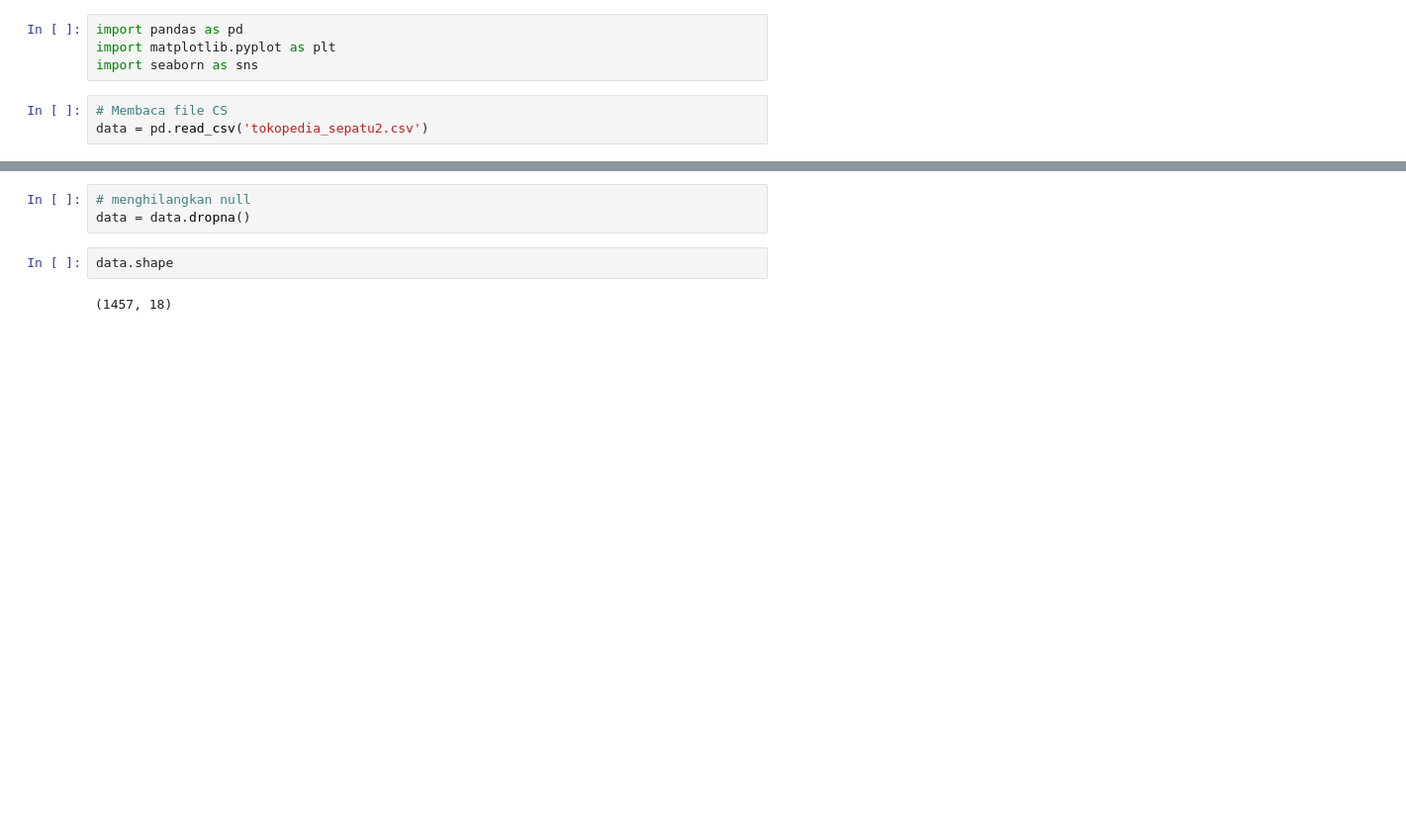
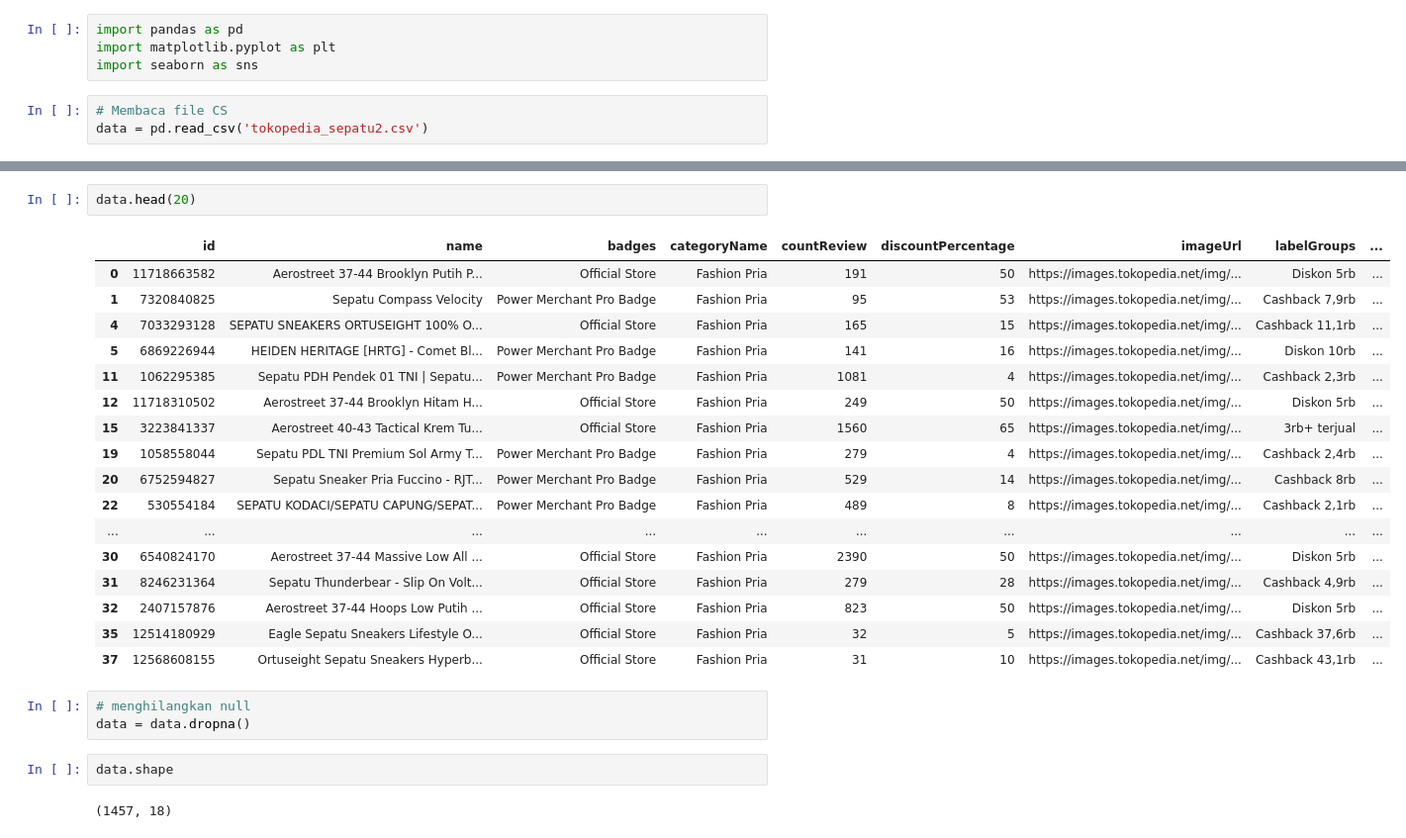
Before and after one commit to m-nahrowi/ETL-Tokopedia-Sepatu, a Jupyter notebook: show.ipynb, the cells around one changed output, grey strips where cells are left out. Shown: that part at 99% size. Saved outputs shown, nothing was run; the diff lists cells and outputs as text; blank space fills up the shorter version.

```diff
--- a/show.ipynb
+++ b/show.ipynb
@@ -24,3 +12,23 @@ data
+# %%
+data.head(20)
+# %% [output]
+|  | id | name | badges | categoryName | countReview | discountPercentage | imageUrl | labelGroups | ... |
+| 0 | 11718663582 | Aerostreet 37-44 Brooklyn Putih P... | Official Store | Fashion Pria | 191 | 50 | https://images.tokopedia.net/img/... | Diskon 5rb | ... |
+| 1 | 7320840825 | Sepatu Compass Velocity | Power Merchant Pro Badge | Fashion Pria | 95 | 53 | https://images.tokopedia.net/img/... | Cashback 7,9rb | ... |
+| 4 | 7033293128 | SEPATU SNEAKERS ORTUSEIGHT 100% O... | Official Store | Fashion Pria | 165 | 15 | https://images.tokopedia.net/img/... | Cashback 11,1rb | ... |
+| 5 | 6869226944 | HEIDEN HERITAGE [HRTG] - Comet Bl... | Power Merchant Pro Badge | Fashion Pria | 141 | 16 | https://images.tokopedia.net/img/... | Diskon 10rb | ... |
+| 11 | 1062295385 | Sepatu PDH Pendek 01 TNI | Sepatu... | Power Merchant Pro Badge | Fashion Pria | 1081 | 4 | https://images.tokopedia.net/img/... | Cashback 2,3rb | ... |
+| 12 | 11718310502 | Aerostreet 37-44 Brooklyn Hitam H... | Official Store | Fashion Pria | 249 | 50 | https://images.tokopedia.net/img/... | Diskon 5rb | ... |
+| 15 | 3223841337 | Aerostreet 40-43 Tactical Krem Tu... | Official Store | Fashion Pria | 1560 | 65 | https://images.tokopedia.net/img/... | 3rb+ terjual | ... |
+| 19 | 1058558044 | Sepatu PDL TNI Premium Sol Army T... | Power Merchant Pro Badge | Fashion Pria | 279 | 4 | https://images.tokopedia.net/img/... | Cashback 2,4rb | ... |
+| 20 | 6752594827 | Sepatu Sneaker Pria Fuccino - RJT... | Power Merchant Pro Badge | Fashion Pria | 529 | 14 | https://images.tokopedia.net/img/... | Cashback 8rb | ... |
+| 22 | 530554184 | SEPATU KODACI/SEPATU CAPUNG/SEPAT... | Power Merchant Pro Badge | Fashion Pria | 489 | 8 | https://images.tokopedia.net/img/... | Cashback 2,1rb | ... |
+| ... | ... | ... | ... | ... | ... | ... | ... | ... | ... |
+| 30 | 6540824170 | Aerostreet 37-44 Massive Low All ... | Official Store | Fashion Pria | 2390 | 50 | https://images.tokopedia.net/img/... | Diskon 5rb | ... |
+| 31 | 8246231364 | Sepatu Thunderbear - Slip On Volt... | Official Store | Fashion Pria | 279 | 28 | https://images.tokopedia.net/img/... | Cashback 4,9rb | ... |
+| 32 | 2407157876 | Aerostreet 37-44 Hoops Low Putih ... | Official Store | Fashion Pria | 823 | 50 | https://images.tokopedia.net/img/... | Diskon 5rb | ... |
+| 35 | 12514180929 | Eagle Sepatu Sneakers Lifestyle O... | Official Store | Fashion Pria | 32 | 5 | https://images.tokopedia.net/img/... | Cashback 37,6rb | ... |
+| 37 | 12568608155 | Ortuseight Sepatu Sneakers Hyperb... | Official Store | Fashion Pria | 31 | 10 | https://images.tokopedia.net/img/... | Cashback 43,1rb | ... |
 # %%
 # menghilangkan null
 data = data.dropna()
```
Also changed, not shown: parts of 3 cells of this notebook.
